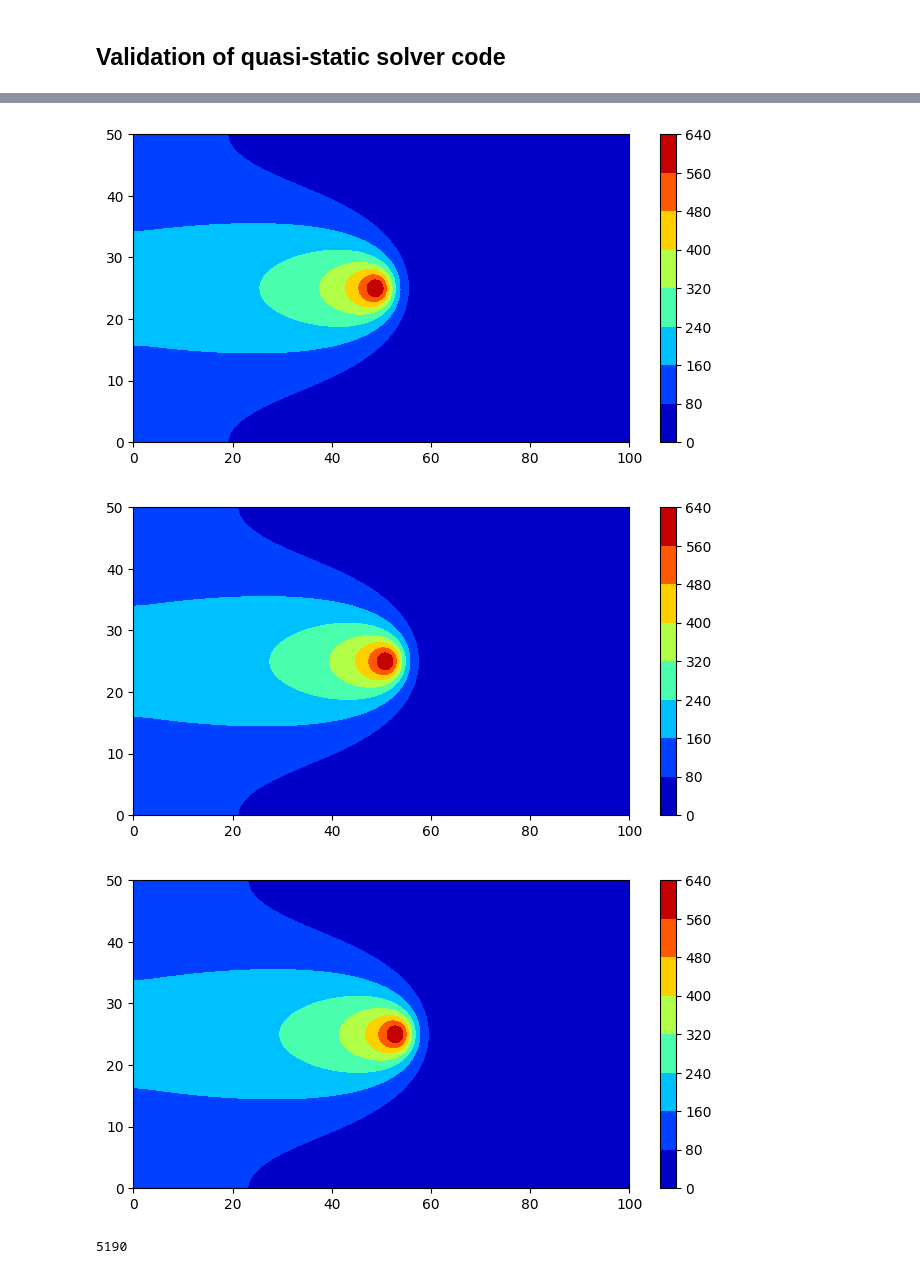
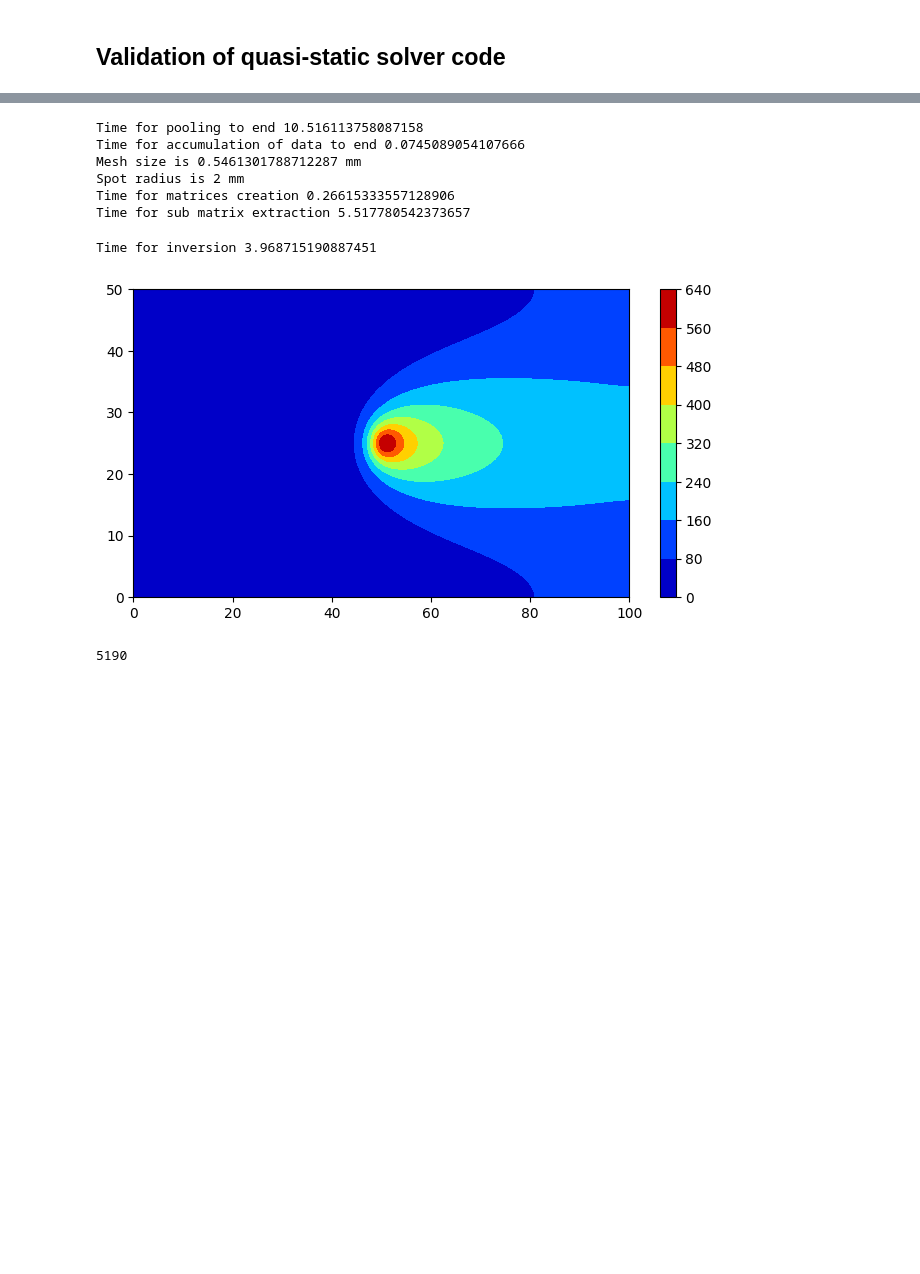
Before and after one commit to me21b172/ME5204-Project, a Jupyter notebook: Final_code.ipynb, the cells around one changed output, grey strips where cells are left out. Cells and saved outputs as stored; diff of their text form; code cells hidden in the pictures; blank space fills up the shorter version.

```diff
--- a/Final_code.ipynb
+++ b/Final_code.ipynb
@@ -21,7 +21,7 @@ import gc
 # %% [markdown]
 ## Utility functions
 # %%
-def createMesh(geo_file,msf_all,side,msf_adapt=None,x_s=None,y_s=None,is_adapt=False):
+def createMesh(geo_file,msf_all,side = None,msf_adapt=None,x_s=None,y_s=None,is_adapt=False):
     gmsh.initialize()
     gmsh.open(geo_file)
     if is_adapt:
@@ -230,6 +227,12 @@ class FEM:
         return [h,K,G,F,boundary_term,theta]
 # %%
-filename = f"rectangle_vary_0.5_1.msh"
-nodecoords,ele_con = read_mesh(filename) #node tags start from 1
+nodecoords,ele_con = createMesh(geo_file='rectangle.geo',
+                                msf_all = 1,
+                                msf_adapt=0.25,
+                                side = 6,
+                                x_s=50,
+                                y_s=25,
+                                is_adapt=True
+                                    ) #node tags start from 1
 soln1 = FEM(nodecoords,ele_con,np.array([[50,25]]))
 # %% [output]
@@ -255,17 +258,22 @@ The maximum temperature is 20.00C and the minimum temperature is 11.67 C
 # %%
-for t in range(3):
+for t in range(1):
     soln1 = FEM(nodecoords,ele_con,np.array([[50+2*t,25]]))
-    _,K,G,F,boundary,theta = soln1.fit_ele(mode = "linear",verbose = False)
+    _,K,G,F,boundary,theta = soln1.fit_ele(mode = "linear",verbose = True)
     # h,K,G,F,boundary_term,theta
     gc.collect()
     plt.figure(figsize=(8,4))
     plt.tricontourf(nodecoords[:,0],nodecoords[:,1],theta.flatten(),cmap = 'jet')
     plt.colorbar()
     plt.show()
 # %% [output]
+Time for pooling to end 10.516113758087158
+Time for accumulation of data to end 0.0745089054107666
+Mesh size is 0.5461301788712287 mm
+Spot radius is 2 mm
+Time for matrices creation 0.26615333557128906
+Time for sub matrix extraction 5.517780542373657
+Time for inversion 3.968715190887451
-[figure, old version]
+[figure, new version]
-[figure, removed]
-[figure, removed]
 # %%
 gc.collect()
 # %% [output]
```
Also changed, not shown: parts of 6 cells of this notebook.
